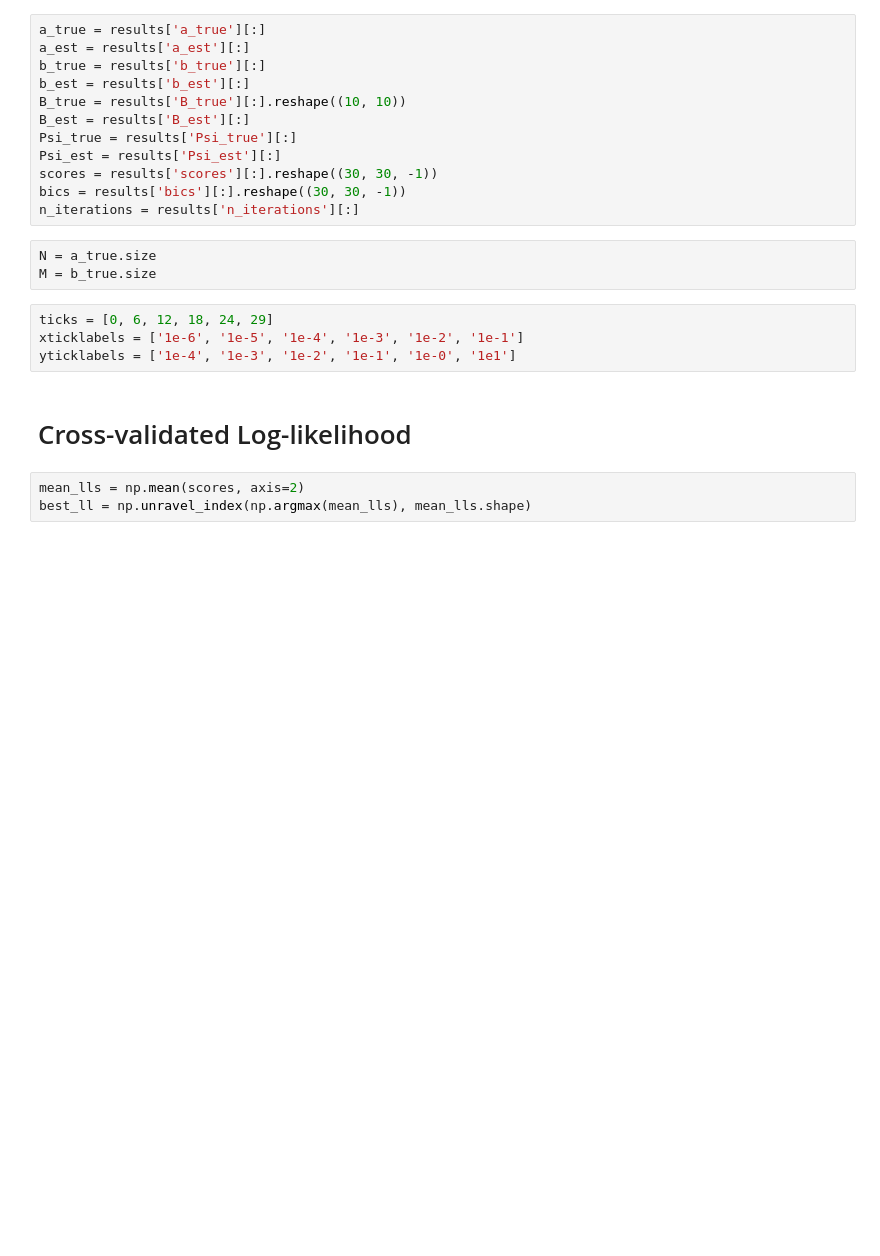
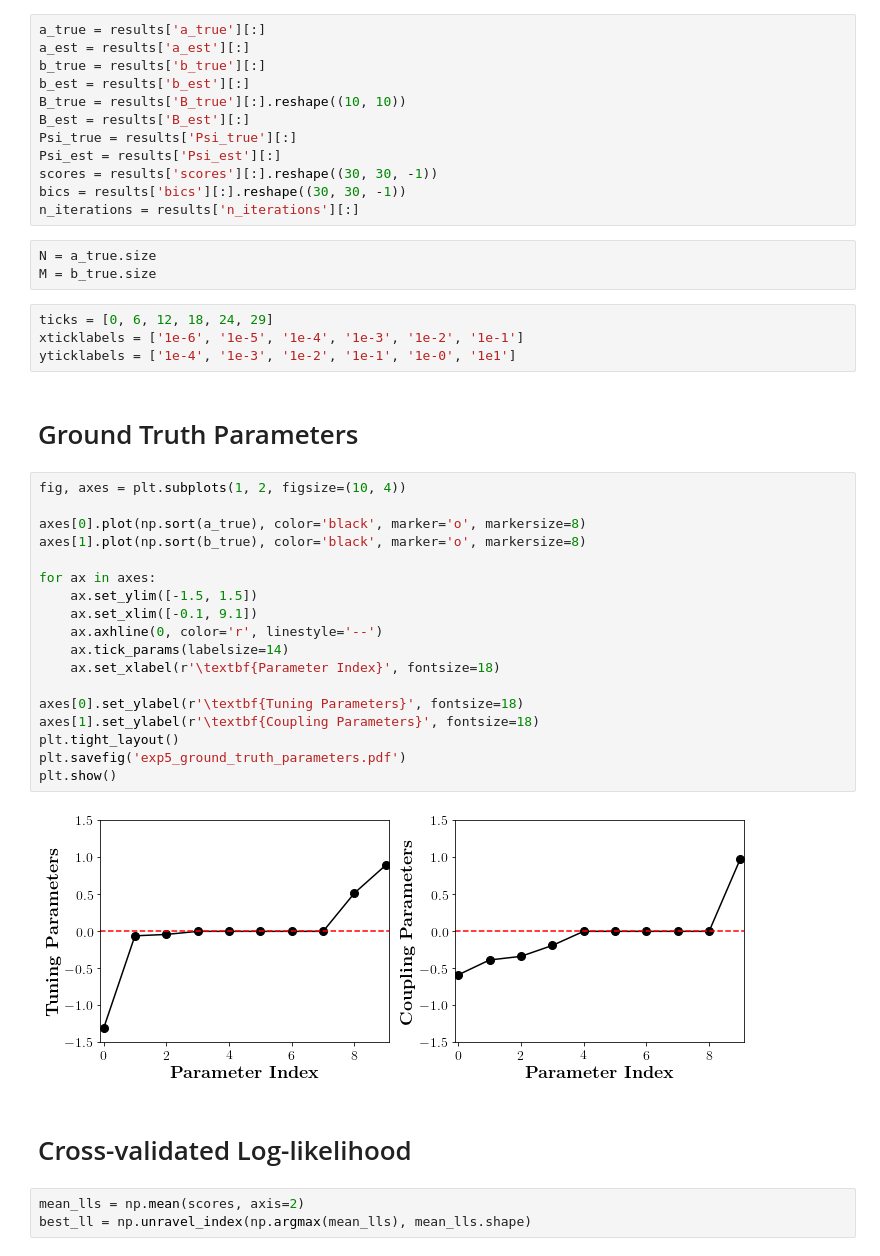
Before and after one commit to BouchardLab/neurobiases, a Jupyter notebook: notebooks/analyze_cv_em_exp5.ipynb, the cells around one changed output. Drawn from its saved outputs; the diff is of its cells as text; blank space fills up the shorter version.

```diff
--- a/notebooks/analyze_cv_em_exp5.ipynb
+++ b/notebooks/analyze_cv_em_exp5.ipynb
@@ -50,6 +50,28 @@ M = b_true.size
 ticks = [0, 6, 12, 18, 24, 29]
 xticklabels = ['1e-6', '1e-5', '1e-4', '1e-3', '1e-2', '1e-1']
 yticklabels = ['1e-4', '1e-3', '1e-2', '1e-1', '1e-0', '1e1']
+# %% [markdown]
+# Ground Truth Parameters
+# %%
+fig, axes = plt.subplots(1, 2, figsize=(10, 4))
+
+axes[0].plot(np.sort(a_true), color='black', marker='o', markersize=8)
+axes[1].plot(np.sort(b_true), color='black', marker='o', markersize=8)
+
+for ax in axes:
+    ax.set_ylim([-1.5, 1.5])
+    ax.set_xlim([-0.1, 9.1])
+    ax.axhline(0, color='r', linestyle='--')
+    ax.tick_params(labelsize=14)
+    ax.set_xlabel(r'\textbf{Parameter Index}', fontsize=18)
+
+axes[0].set_ylabel(r'\textbf{Tuning Parameters}', fontsize=18)
+axes[1].set_ylabel(r'\textbf{Coupling Parameters}', fontsize=18)
+plt.tight_layout()
+plt.savefig('exp5_ground_truth_parameters.pdf')
+plt.show()
+# %% [output]
+[figure, added]
 # %% [markdown]
 # Cross-validated Log-likelihood
 # %%
```
Also changed, not shown: parts of 9 cells of this notebook.
